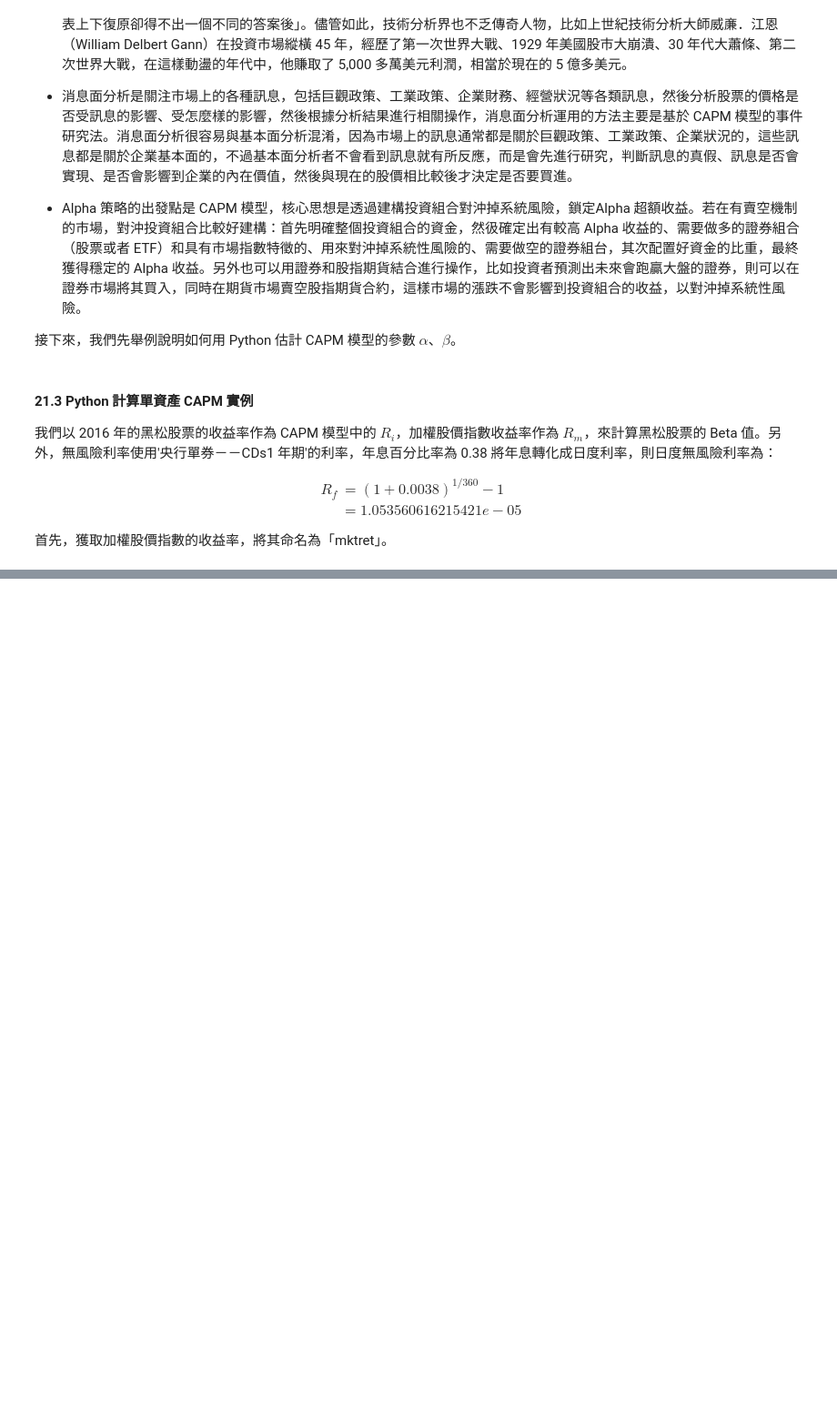
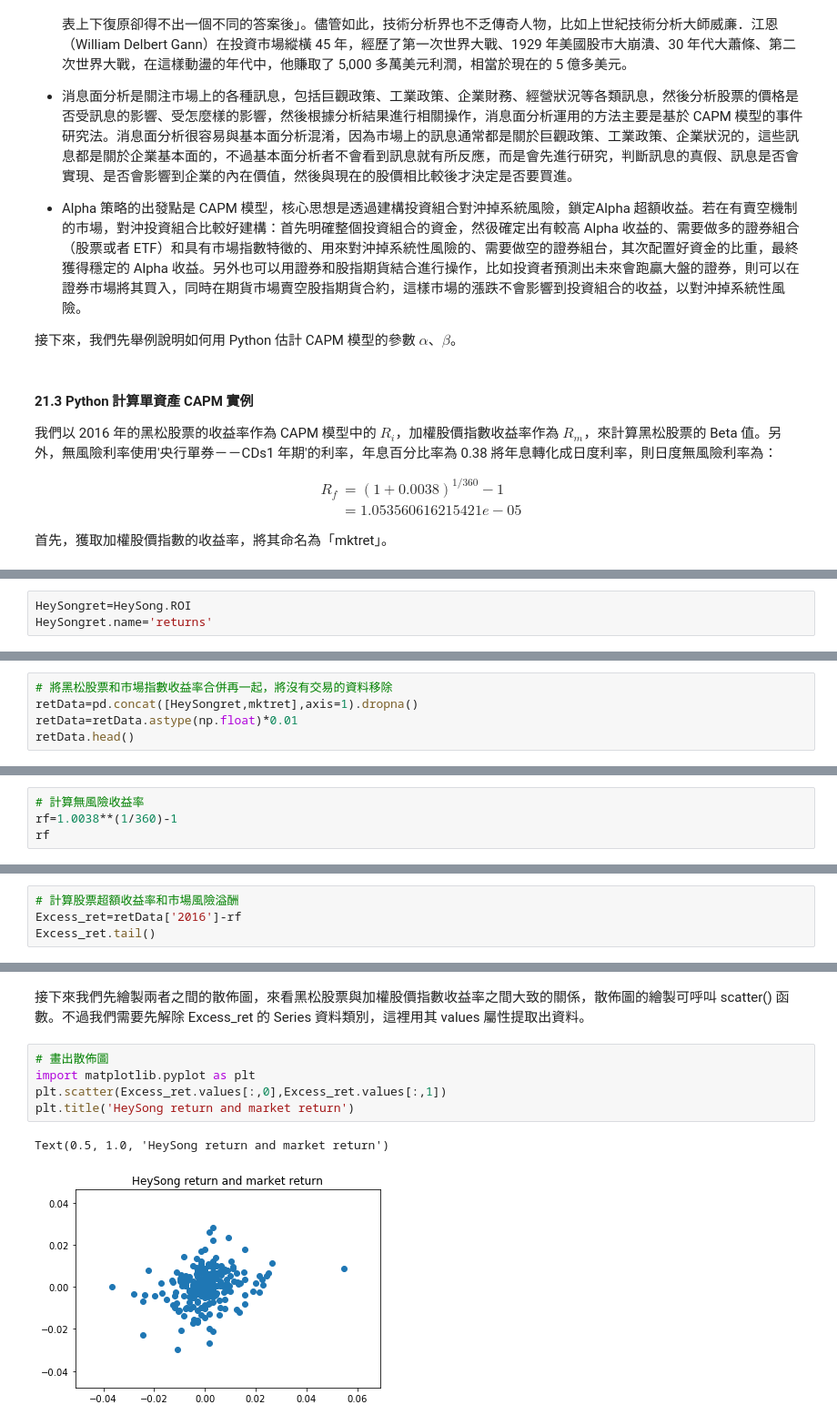
Before and after one commit to okluda/finpy_practice, a Jupyter notebook: ch_21.ipynb, the cells around one changed output, grey strips where cells are left out. Shown at 91% size. Cells and saved outputs as stored; diff of their text form; blank space fills up the shorter version.

```diff
--- a/ch_21.ipynb
+++ b/ch_21.ipynb
@@ -80,0 +118,3 @@ $$R$$
+# %%
+HeySongret=HeySong.ROI
+HeySongret.name='returns'
@@ -80,0 +123,5 @@ $$R$$
+# %%
+# 將黑松股票和市場指數收益率合併再一起，將沒有交易的資料移除
+retData=pd.concat([HeySongret,mktret],axis=1).dropna()
+retData=retData.astype(np.float)*0.01
+retData.head()
@@ -80,0 +136,4 @@ $$R$$
+# %%
+# 計算無風險收益率
+rf=1.0038**(1/360)-1
+rf
@@ -80,0 +142,4 @@ $$R$$
+# %%
+# 計算股票超額收益率和市場風險溢酬
+Excess_ret=retData['2016']-rf
+Excess_ret.tail()
@@ -80,0 +154,10 @@ $$R$$
+# %% [markdown]
+接下來我們先繪製兩者之間的散佈圖，來看黑松股票與加權股價指數收益率之間大致的關係，散佈圖的繪製可呼叫 scatter() 函數。不過我們需要先解除 Excess_ret 的 Series 資料類別，這裡用其 values 屬性提取出資料。
+# %%
+# 畫出散佈圖
+import matplotlib.pyplot as plt
+plt.scatter(Excess_ret.values[:,0],Excess_ret.values[:,1])
+plt.title('HeySong return and market return')
+# %% [output]
+Text(0.5, 1.0, 'HeySong return and market return')
+[figure, added]
```
Also changed, not shown: parts of 15 cells of this notebook.
